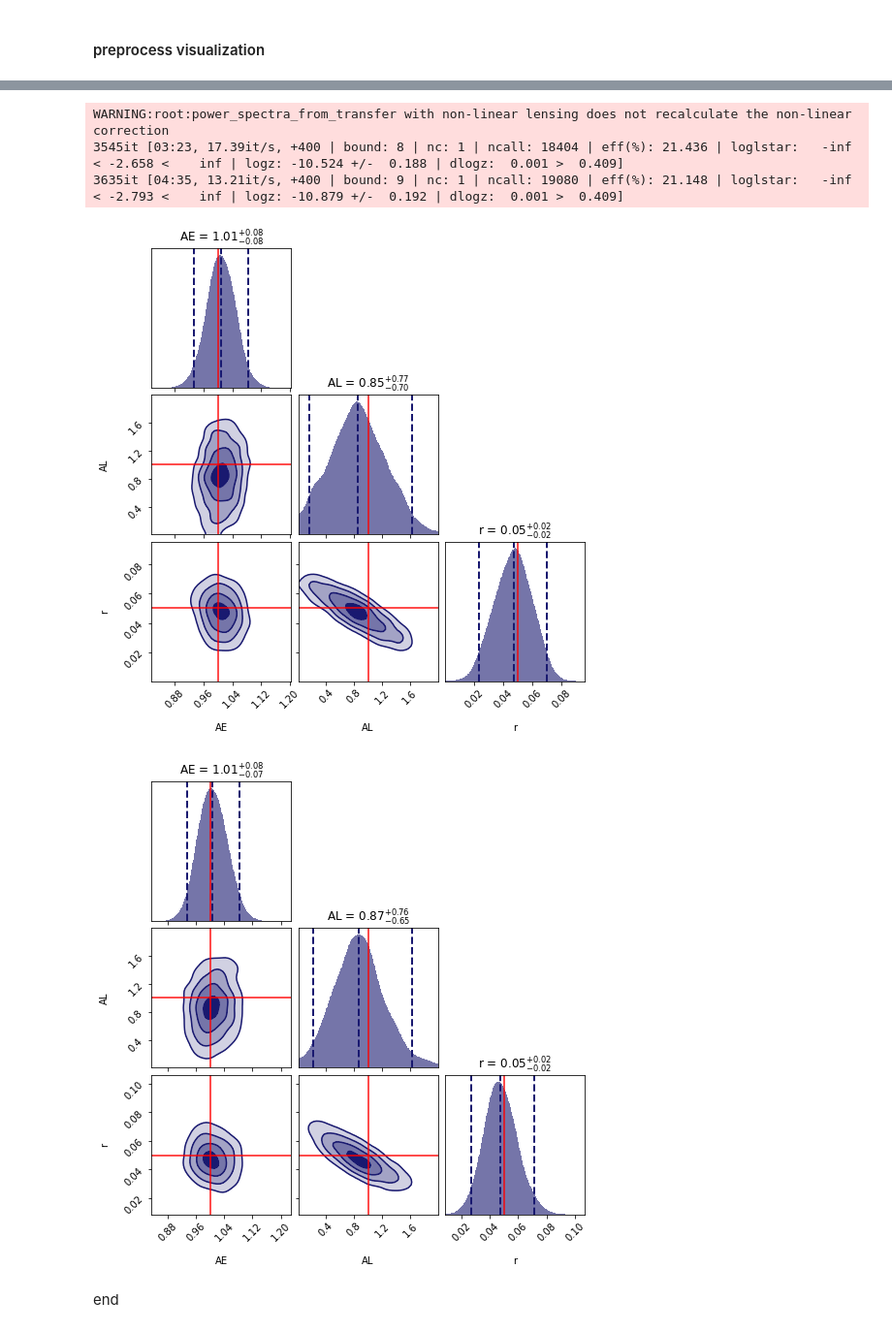
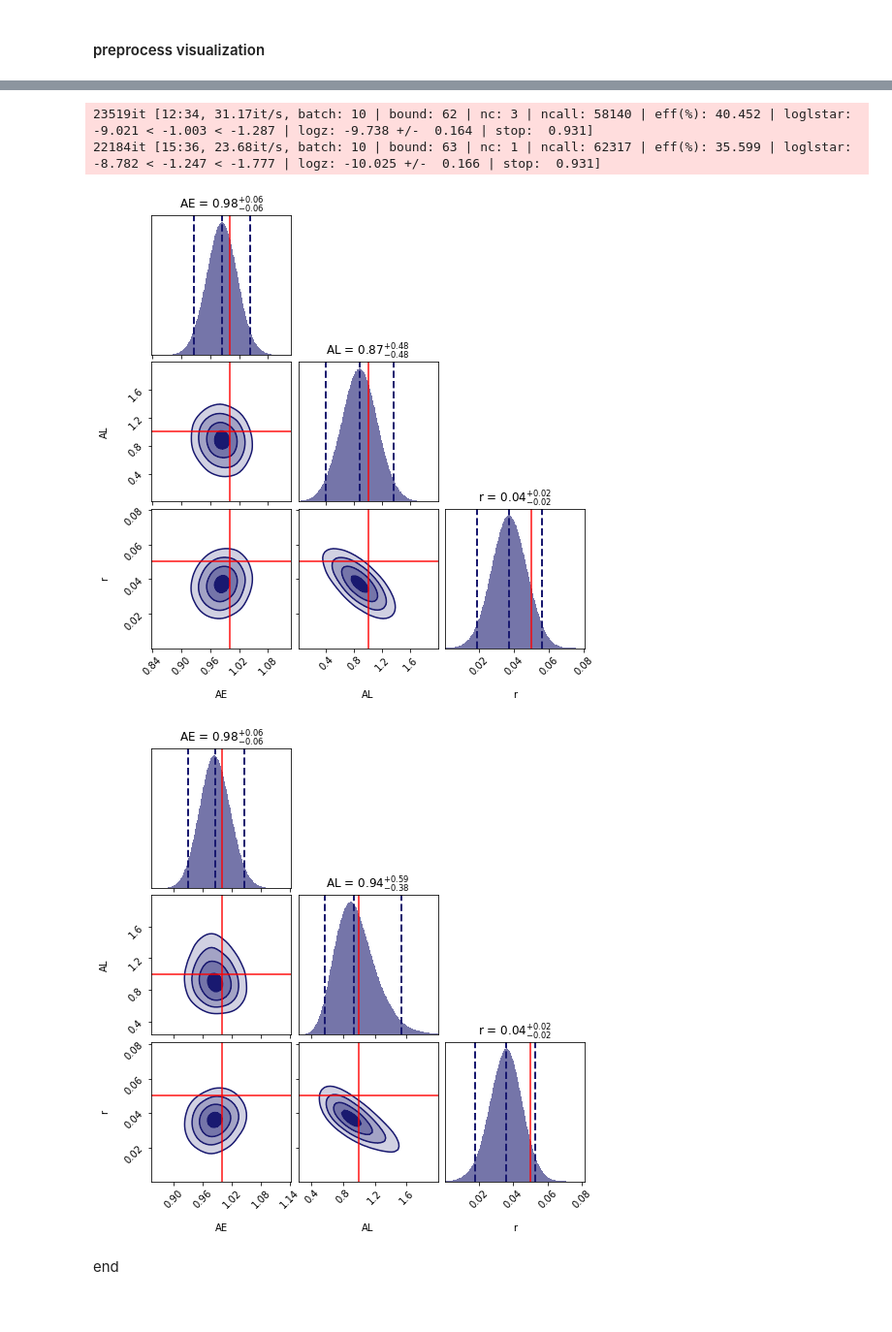
Before and after one commit to afra-dev/tutorials, a Jupyter notebook: tutorial04.ipynb, the cells around one changed output, grey strips where cells are left out. Shown at 97% size. Saved outputs shown, nothing was run; the diff lists cells and outputs as text; code cells hidden in the pictures.

```diff
--- a/tutorial04.ipynb
+++ b/tutorial04.ipynb
@@ -21,9 +21,9 @@ warnings.filterwarnings('ignore')
 NSIDE = 128
 NSAMP = 20  # size of resampling
 APOSCALE = 6.
-PSBIN = 5
+PSBIN = 3
 LMIN = 30
-LMAX = 150
+LMAX = 200
 
 map23f = hp.read_map('./data/pysm_s1d1_23.fits',field=[0,1,2],dtype=np.float32,verbose=0)
 map95f = hp.read_map('./data/pysm_s1d1_95.fits',field=[0,1,2],dtype=np.float32,verbose=0)
@@ -172,0 +173,8 @@ p = bpvis(('EE','BB'),modes,[23,95,150,353],pp.data_bp,pp.fiducial_bp,pp.noise_b
+# %%
+pp.solver = 'minuit'
+pp.likelihood = 'gauss'
+rslt_g = pp.postprocess()
+pp.likelihood = 'hl'
+rslt_h = pp.postprocess()
+print ('Gauss-likelihood\n best-fit: {}\n std {}'.format(rslt_g[0],rslt_g[1]))
+print ('HL-likelihood\n best-fit: {}\n std {}'.format(rslt_h[0],rslt_h[1]))
@@ -173,19 +191,18 @@ p = bpvis(('EE','BB'),modes,[23,95,150,353],pp.data_bp,pp.fiducial_bp,pp.noise_b
 # %%
-KWARGS = {'nlive':400}
+pp.solver = 'dynesty'
 pp.likelihood = 'gauss'
-rslt_g = pp.postprocess(kwargs=KWARGS)
+rslt_g = pp.postprocess()
 pp.likelihood = 'hl'
-rslt_h = pp.postprocess(kwargs=KWARGS)
+rslt_h = pp.postprocess()
 
 fg,ax = dyplot.cornerplot(rslt_g,labels=pp.paramlist,truths=[1.,1.,0.05],
                           color='midnightblue',truth_color='red',show_titles=1,smooth=0.04)
 fg,ax = dyplot.cornerplot(rslt_h,labels=pp.paramlist,truths=[1.,1.,0.05],
                           color='midnightblue',truth_color='red',show_titles=1,smooth=0.04)
 # %% [output]
-WARNING:root:power_spectra_from_transfer with non-linear lensing does not recalculate the non-linear correction
-3545it [03:23, 17.39it/s, +400 | bound: 8 | nc: 1 | ncall: 18404 | eff(%): 21.436 | loglstar:   -inf < -2.658 <    inf | logz: -10.524 +/-  0.188 | dlogz:  0.001 >  0.409]
-3635it [04:35, 13.21it/s, +400 | bound: 9 | nc: 1 | ncall: 19080 | eff(%): 21.148 | loglstar:   -inf < -2.793 <    inf | logz: -10.879 +/-  0.192 | dlogz:  0.001 >  0.409]
+23519it [12:34, 31.17it/s, batch: 10 | bound: 62 | nc: 3 | ncall: 58140 | eff(%): 40.452 | loglstar: -9.021 < -1.003 < -1.287 | logz: -9.738 +/-  0.164 | stop:  0.931]
+22184it [15:36, 23.68it/s, batch: 10 | bound: 63 | nc: 1 | ncall: 62317 | eff(%): 35.599 | loglstar: -8.782 < -1.247 < -1.777 | logz: -10.025 +/-  0.166 | stop:  0.931]
-[figure, old version]
+[figure, new version]
-[figure, old version]
+[figure, new version]
 # %% [markdown]
 end
```
Also changed, not shown: parts of 6 cells of this notebook, 1 other file.
